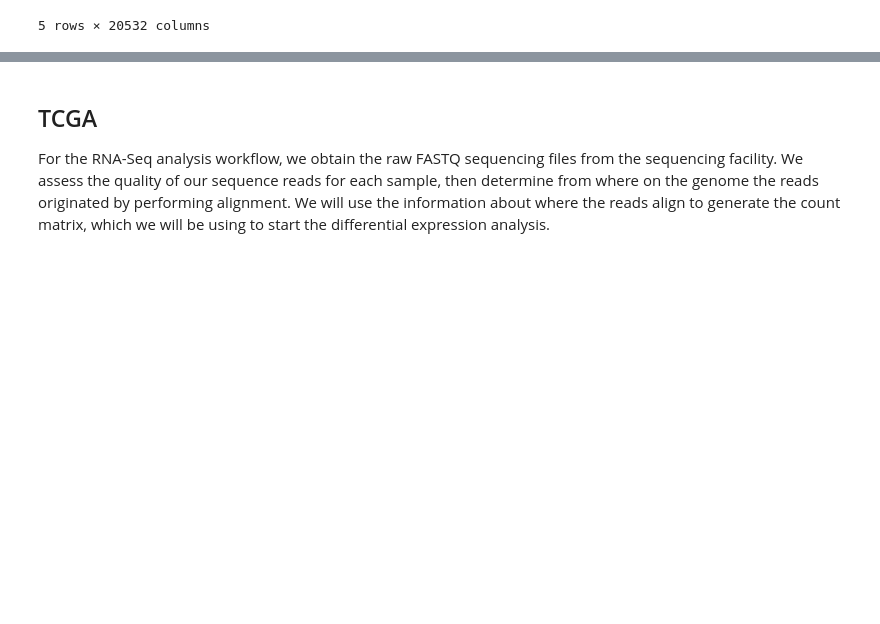
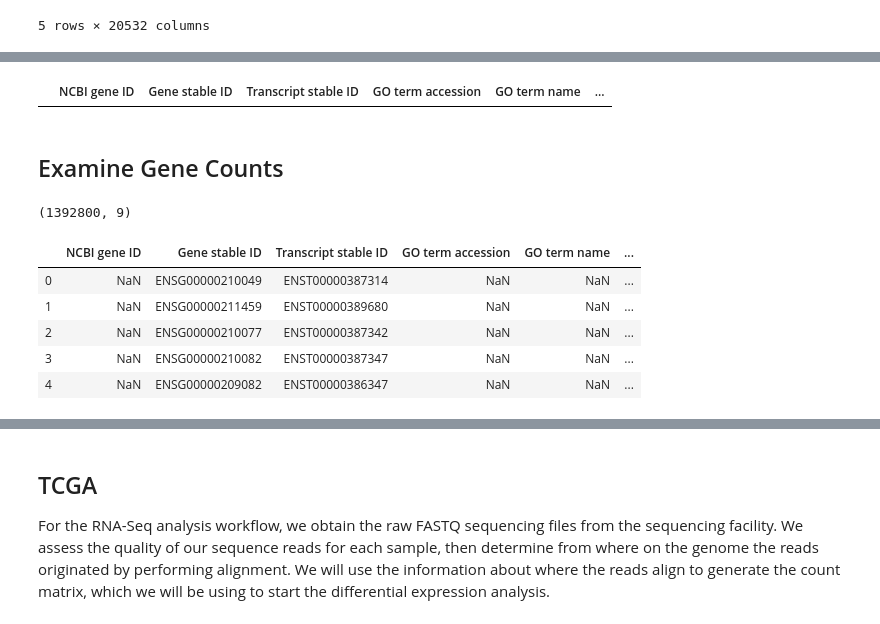
Before and after one commit to sohilsshah91/hacknights, a Jupyter notebook: tcga-lihc/1.1-hacknight-tcga-eda.ipynb, the cells around one changed output, grey strips where cells are left out. Cells and saved outputs as stored; diff of their text form; code cells hidden in the pictures; blank space fills up the shorter version.

```diff
--- a/tcga-lihc/1.1-hacknight-tcga-eda.ipynb
+++ b/tcga-lihc/1.1-hacknight-tcga-eda.ipynb
@@ -52,0 +193,37 @@ Length: 20531, dtype: object
+# %%
+# Figure out better way to do this
+attributes = [
+#     'gene_id',
+    'entrezgene_id',
+    'ensembl_gene_id',
+    'ensembl_transcript_id',
+    'go_id',
+    'name_1006',
+    'definition_1006',
+    'go_linkage_type',
+    'hgnc_id',
+    'hgnc_symbol',
+#     'hgnc_trans_name',
+]
+dataset.query(attributes=attributes,
+              filters={'transcript_id': ensmbl_ids.values}
+             )
+# %% [output]
+|  | NCBI gene ID | Gene stable ID | Transcript stable ID | GO term accession | GO term name | ... |
+# %% [markdown]
+## Examine Gene Counts
+# %%
+go_mappings = pd.read_csv('data/go_mappings.csv')
+
+go_mappings.shape
+# %% [output]
+(1392800, 9)
+# %%
+go_mappings.head()
+# %% [output]
+|  | NCBI gene ID | Gene stable ID | Transcript stable ID | GO term accession | GO term name | ... |
+| 0 | NaN | ENSG00000210049 | ENST00000387314 | NaN | NaN | ... |
+| 1 | NaN | ENSG00000211459 | ENST00000389680 | NaN | NaN | ... |
+| 2 | NaN | ENSG00000210077 | ENST00000387342 | NaN | NaN | ... |
+| 3 | NaN | ENSG00000210082 | ENST00000387347 | NaN | NaN | ... |
+| 4 | NaN | ENSG00000209082 | ENST00000386347 | NaN | NaN | ... |
```
Also changed, not shown: parts of 25 cells of this notebook.
